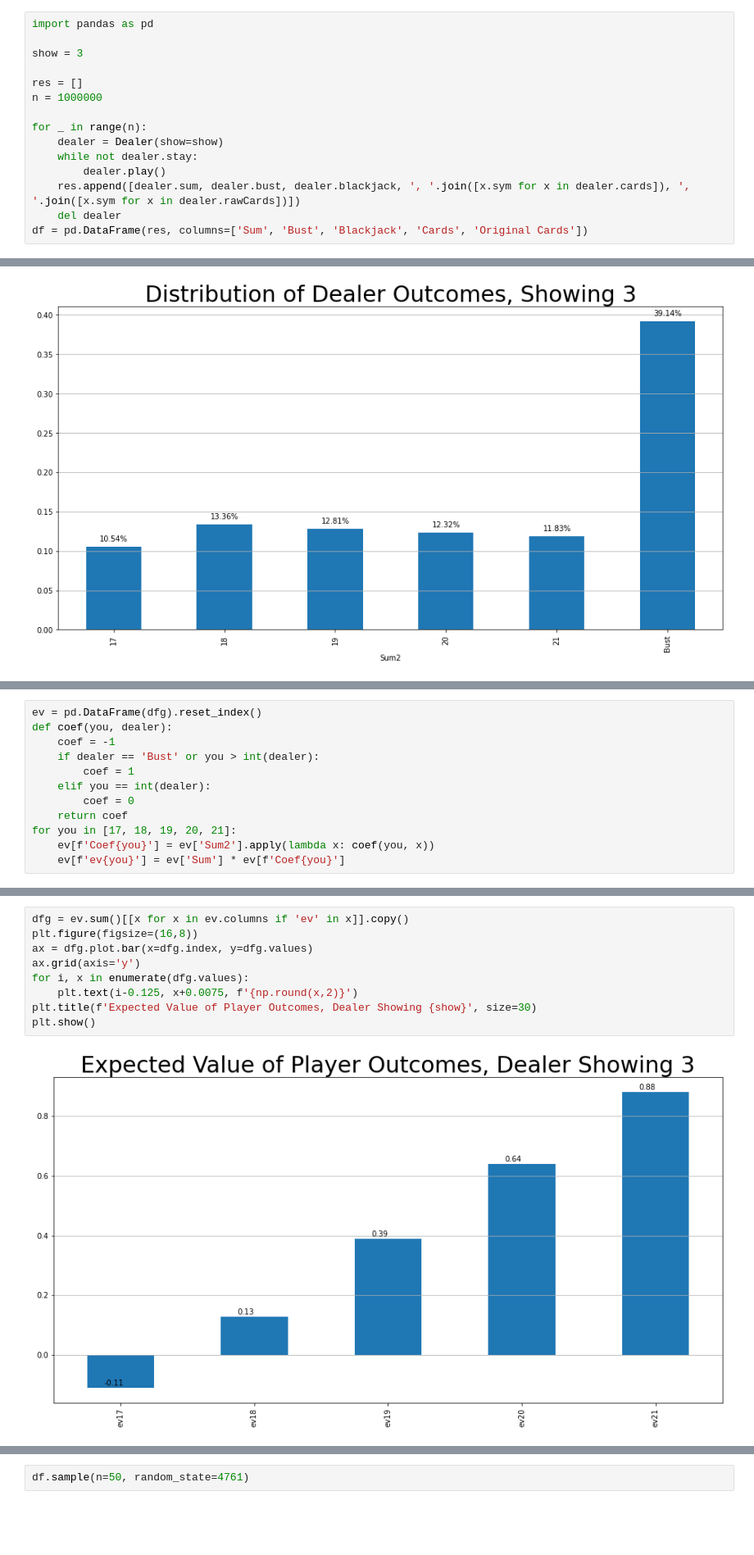
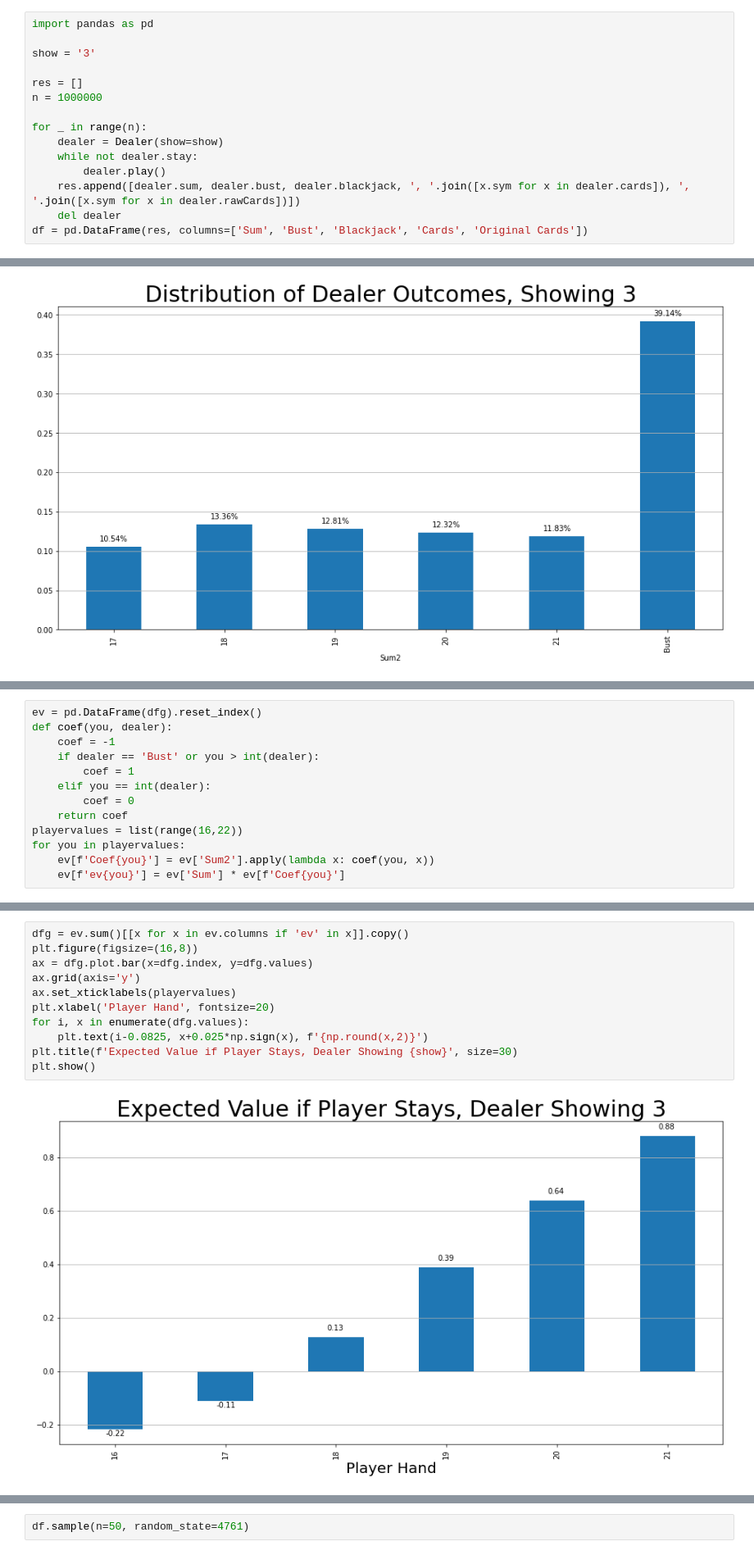
Before and after one commit to bpennisi/21, a Jupyter notebook: game.ipynb, the cells around one changed output, grey strips where cells are left out. Shown: that part at 82% size. Drawn from its saved outputs; the diff is of its cells as text; blank space fills up the shorter version.

```diff
--- a/game.ipynb
+++ b/game.ipynb
@@ -120,7 +120,7 @@ assert dealer.bust
 # %%
 import pandas as pd
 
-show = 3
+show = '3'
 
 res = []
 n = 1000000
@@ -163,7 +163,8 @@ def coef(you, dealer):
     elif you == int(dealer):
         coef = 0
     return coef
-for you in [17, 18, 19, 20, 21]:
+playervalues = list(range(16,22))
+for you in playervalues:
     ev[f'Coef{you}'] = ev['Sum2'].apply(lambda x: coef(you, x))
     ev[f'ev{you}'] = ev['Sum'] * ev[f'Coef{you}']
 # %%
@@ -179,11 +180,13 @@ ev
 # %%
 dfg = ev.sum()[[x for x in ev.columns if 'ev' in x]].copy()
 plt.figure(figsize=(16,8))
 ax = dfg.plot.bar(x=dfg.index, y=dfg.values)
 ax.grid(axis='y')
+ax.set_xticklabels(playervalues)
+plt.xlabel('Player Hand', fontsize=20)
 for i, x in enumerate(dfg.values):
-    plt.text(i-0.125, x+0.0075, f'{np.round(x,2)}')
-plt.title(f'Expected Value of Player Outcomes, Dealer Showing {show}', size=30)
+    plt.text(i-0.0825, x+0.025*np.sign(x), f'{np.round(x,2)}')
+plt.title(f'Expected Value if Player Stays, Dealer Showing {show}', size=30)
 plt.show()
 # %% [output]
-[figure, old version]
+[figure, new version]
```
Also changed, not shown: parts of 5 cells of this notebook.
